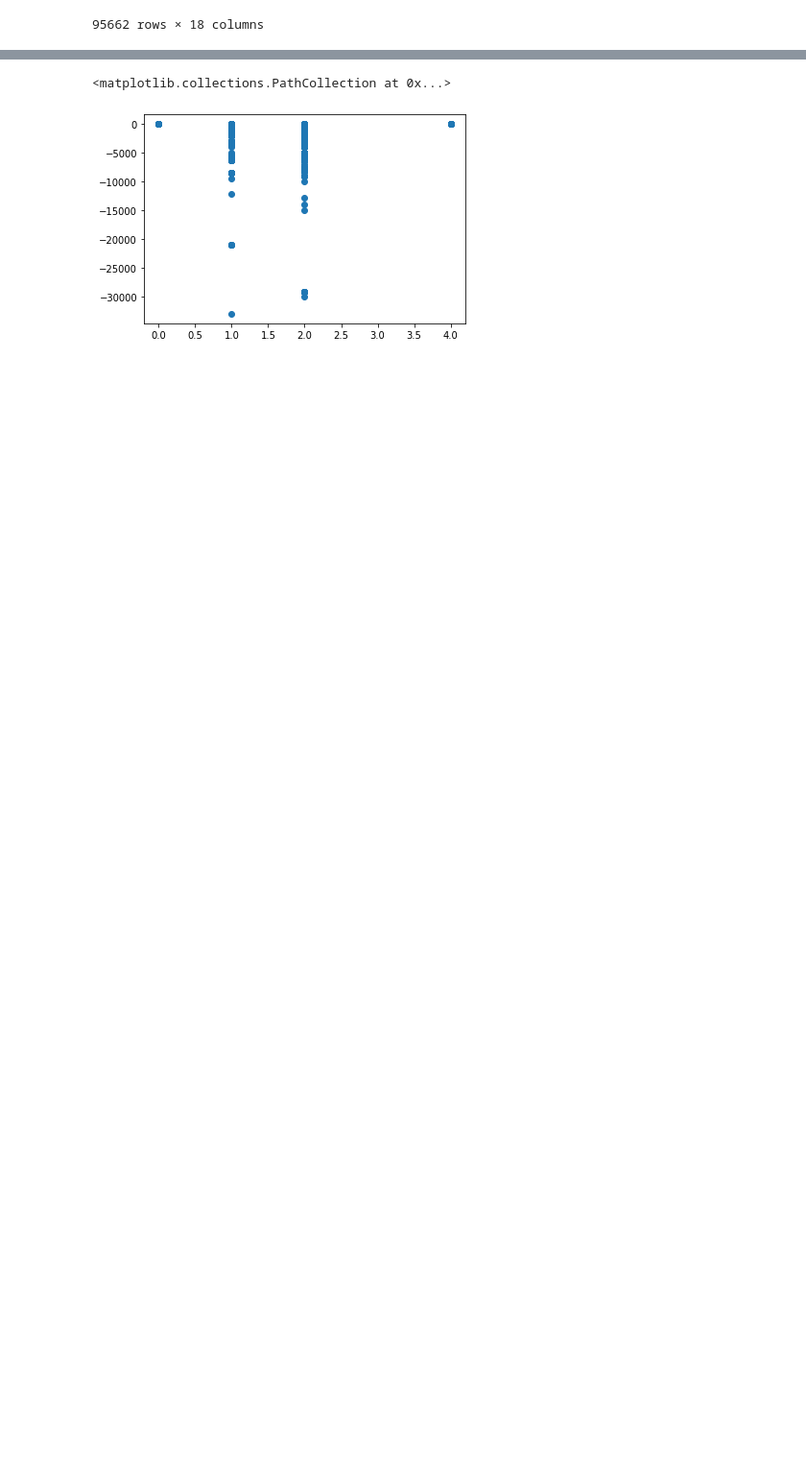
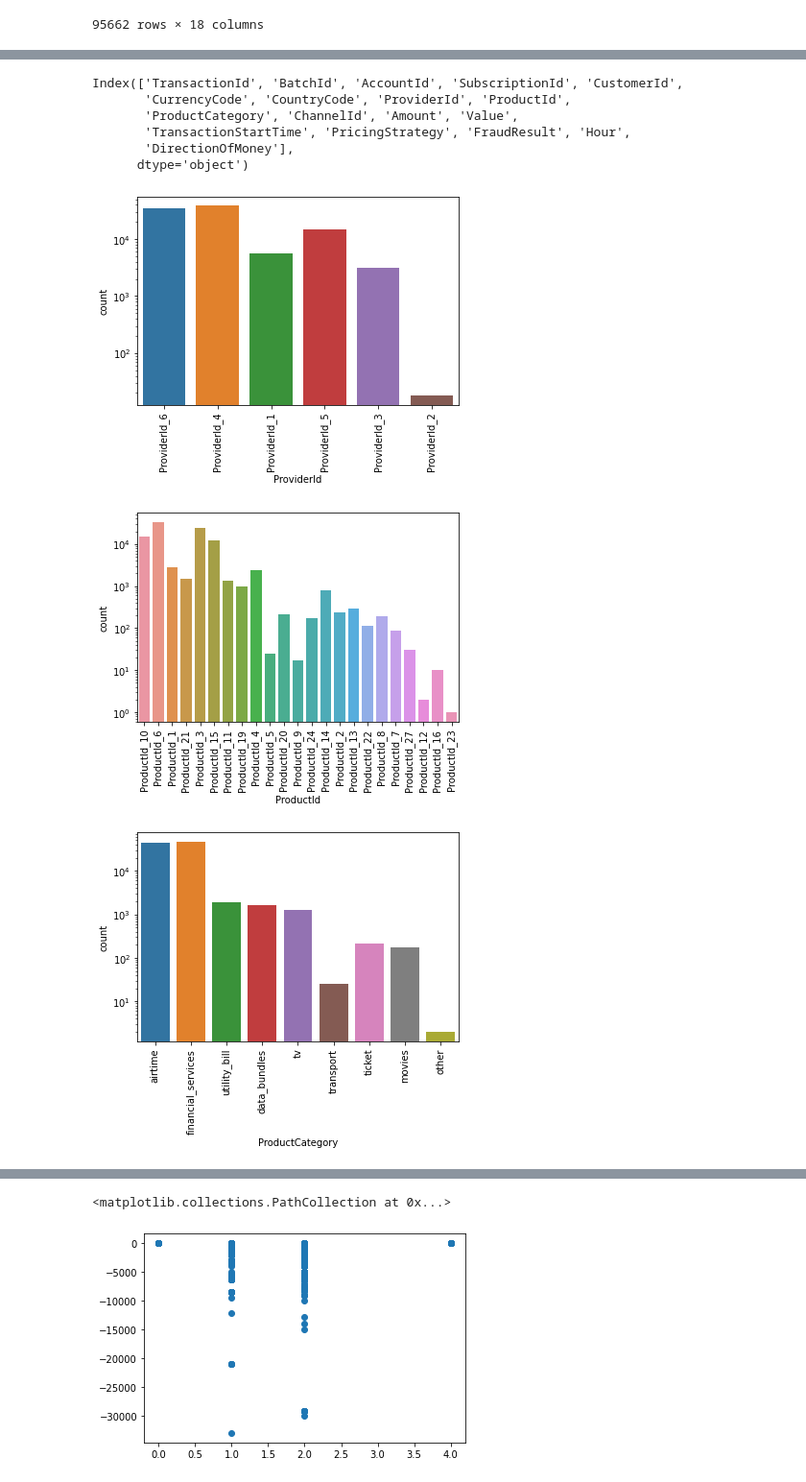
Before and after one commit to katwegner/fraud, a Jupyter notebook: eda.ipynb, the cells around one changed output, grey strips where cells are left out. Shown at 96% size. Cells and saved outputs as stored; diff of their text form; code cells hidden in the pictures; blank space fills up the shorter version.

Commit message:
new distributions

```diff
--- a/eda.ipynb
+++ b/eda.ipynb
@@ -159,0 +145,23 @@ Name: FraudResult, Length: 95662, dtype: int64
+# %%
+data.columns
+# %% [output]
+Index(['TransactionId', 'BatchId', 'AccountId', 'SubscriptionId', 'CustomerId',
+       'CurrencyCode', 'CountryCode', 'ProviderId', 'ProductId',
+       'ProductCategory', 'ChannelId', 'Amount', 'Value',
+       'TransactionStartTime', 'PricingStrategy', 'FraudResult', 'Hour',
+       'DirectionOfMoney'],
+      dtype='object')
+# %%
+# univariate distributions
+for c in data[['ProviderId', 'ProductId','ProductCategory', 'ChannelId','PricingStrategy', 'FraudResult', 'Hour','DirectionOfMoney']].columns:
+        plt.figure()
+        sns.countplot(data[c])
+        plt.xticks(rotation=90)
+        plt.yscale('log')
+
+
+#sns.countplot(data[''])
+# %% [output]
+[figure, added]
+[figure, added]
+[figure, added]
```
Also changed, not shown: parts of 6 cells of this notebook.
